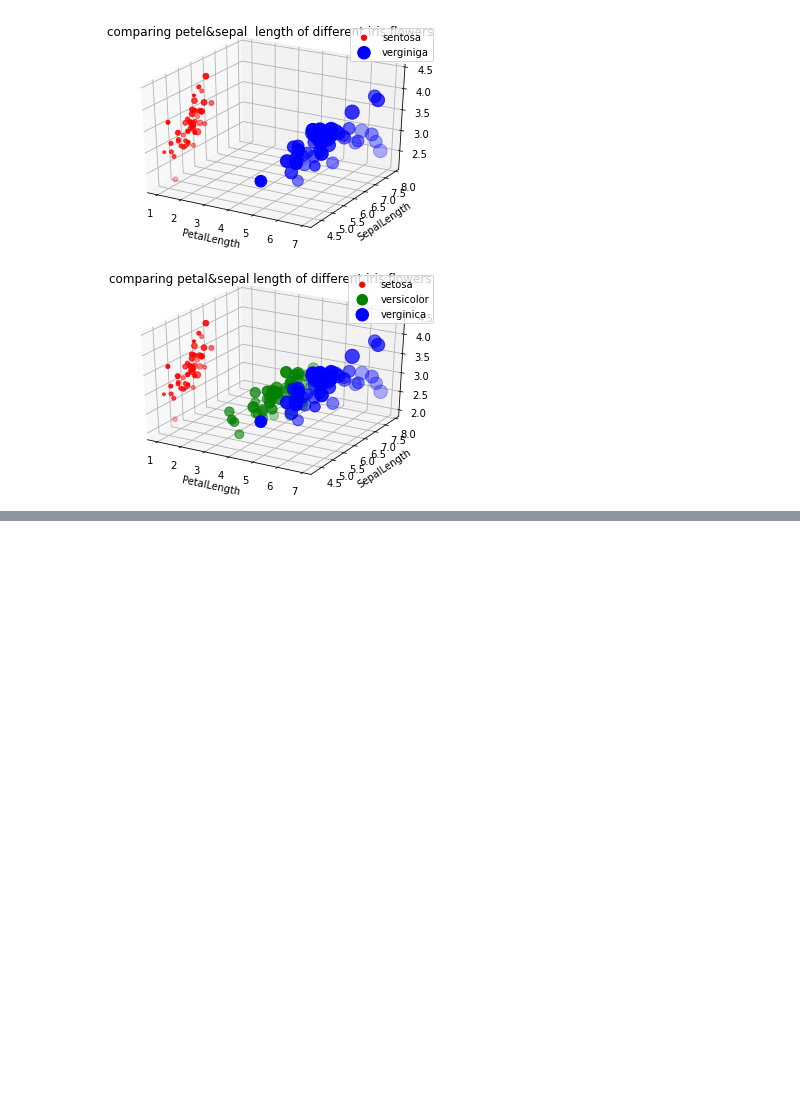
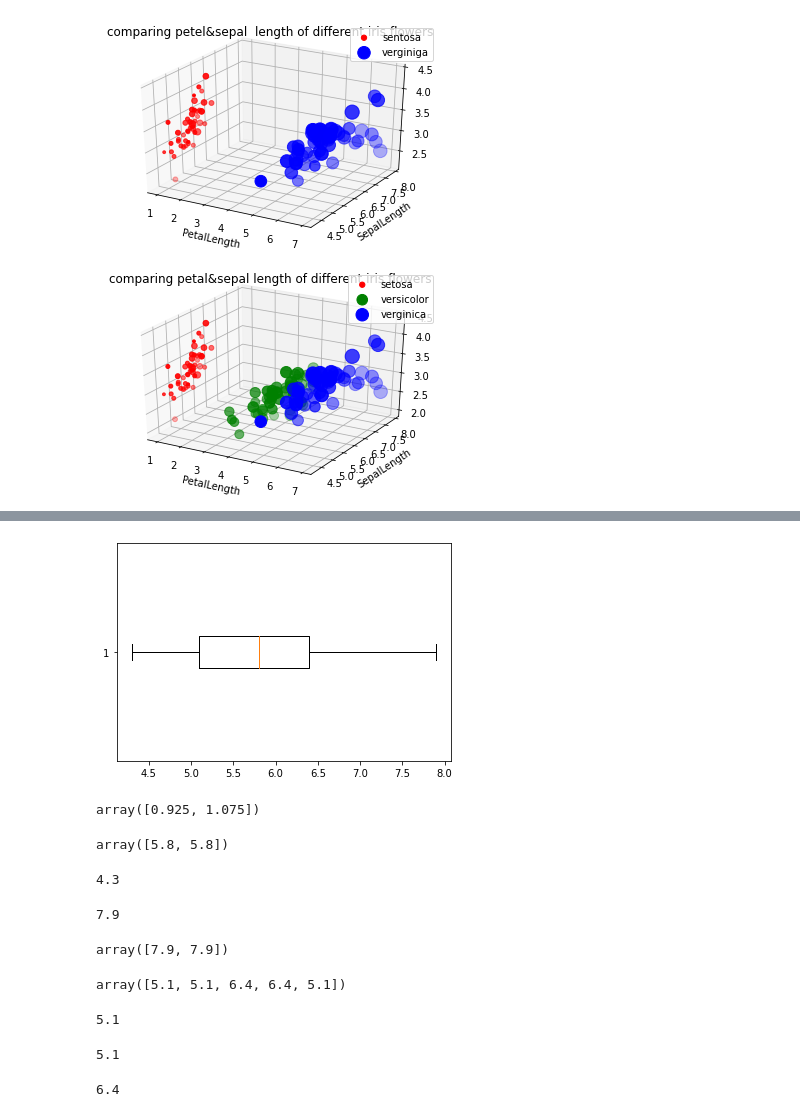
Before and after one commit to Wanita-8943/data_viz_2022, a Jupyter notebook: DataViz02_Data_Distribution.ipynb, the cells around one changed output, grey strips where cells are left out. Cells and saved outputs as stored; diff of their text form; code cells hidden in the pictures; blank space fills up the shorter version.

```diff
--- a/DataViz02_Data_Distribution.ipynb
+++ b/DataViz02_Data_Distribution.ipynb
@@ -173,0 +192,40 @@ plt.title('comparing petal&sepal length of different iris flowers');
+# %%
+ybp = plt.boxplot(df['SepalLength'],vert=False) # vert=False เปลี่ยนแนวกราฟ
+# %% [output]
+[figure, added]
+# %%
+ybp['medians'][0].get_ydata()
+# %% [output]
+array([0.925, 1.075])
+# %%
+ybp['medians'][0].get_xdata()#ค่า midian
+# %% [output]
+array([5.8, 5.8])
+# %%
+min(ybp['whiskers'][0].get_xdata()) #ดูค่า min
+# %% [output]
+4.3
+# %%
+max(ybp['whiskers'][1].get_xdata())
+# %% [output]
+7.9
+# %%
+ybp['caps'][1].get_xdata()
+# %% [output]
+array([7.9, 7.9])
+# %%
+ybp['boxes'][0].get_xdata()
+# %% [output]
+array([5.1, 5.1, 6.4, 6.4, 5.1])
+# %%
+ybp['boxes'][0].get_xdata()[0]
+# %% [output]
+5.1
+# %%
+max(ybp['whiskers'][0].get_xdata()) #ดูค่า Q1
+# %% [output]
+5.1
+# %%
+min(ybp['whiskers'][1].get_xdata()) #ค่า Q3
+# %% [output]
+6.4
```
Also changed, not shown: parts of 11 cells of this notebook.
